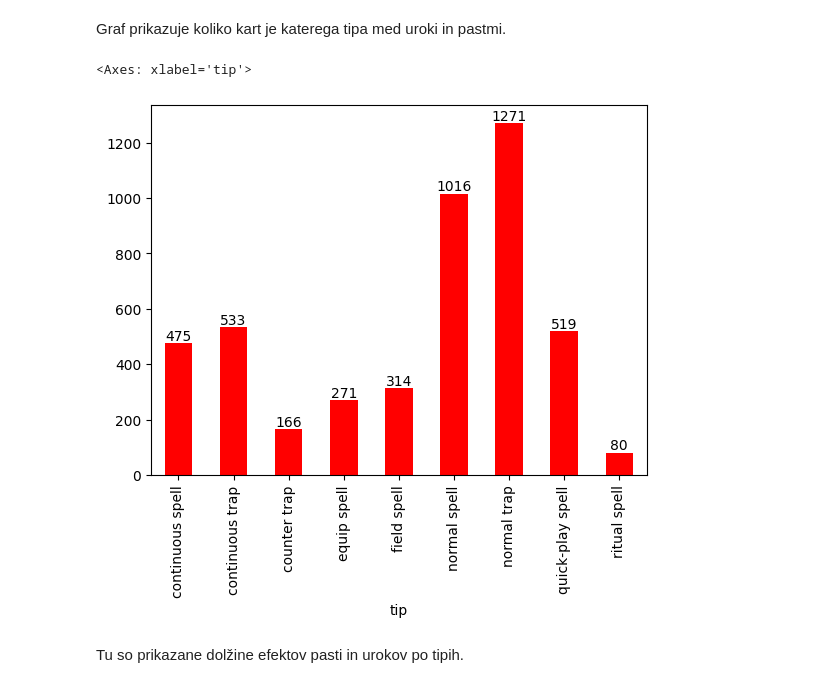
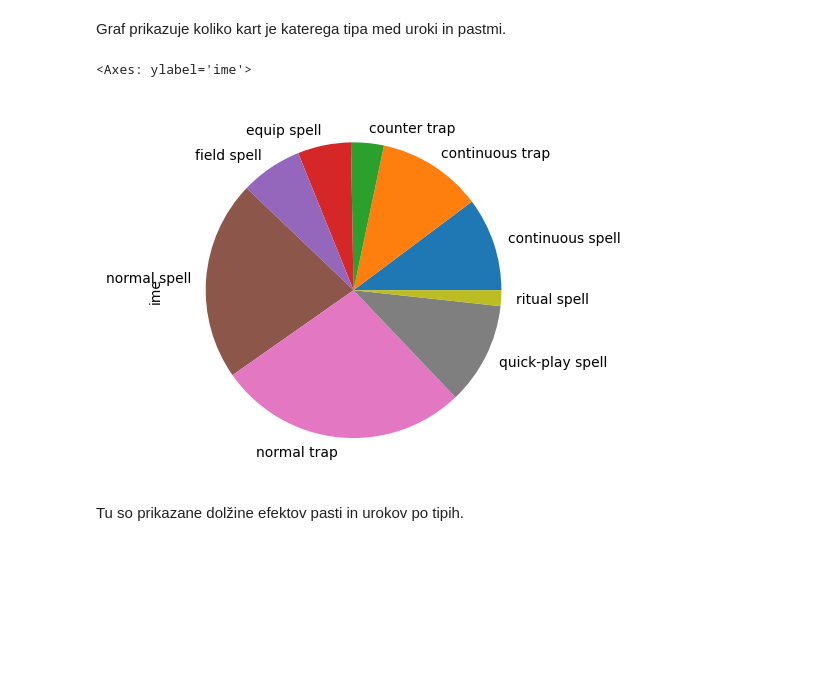
Before and after one commit to sawdem/Projektna-naloga, a Jupyter notebook: prikaz.ipynb, the cells around one changed output. Saved outputs shown, nothing was run; the diff lists cells and outputs as text; code cells hidden in the pictures; blank space fills up the shorter version.

```diff
--- a/prikaz.ipynb
+++ b/prikaz.ipynb
@@ -97,12 +97,11 @@ for container in graf.containers:
 # %% [markdown]
 Graf prikazuje koliko kart je katerega tipa med uroki in pastmi.
 # %%
-graf = spells_and_traps.groupby("tip")["ime"].count().plot.bar(color="red")
-labels = graf.bar_label(graf.containers[0])
+graf = spells_and_traps.groupby("tip")["ime"].count().plot.pie()
 graf
 # %% [output]
-<Axes: xlabel='tip'>
+<Axes: ylabel='ime'>
-[figure, old version]
+[figure, new version]
 # %% [markdown]
 Tu so prikazane dolžine efektov pasti in urokov po tipih.
 # %%
```
Also changed, not shown: parts of 7 cells of this notebook.
